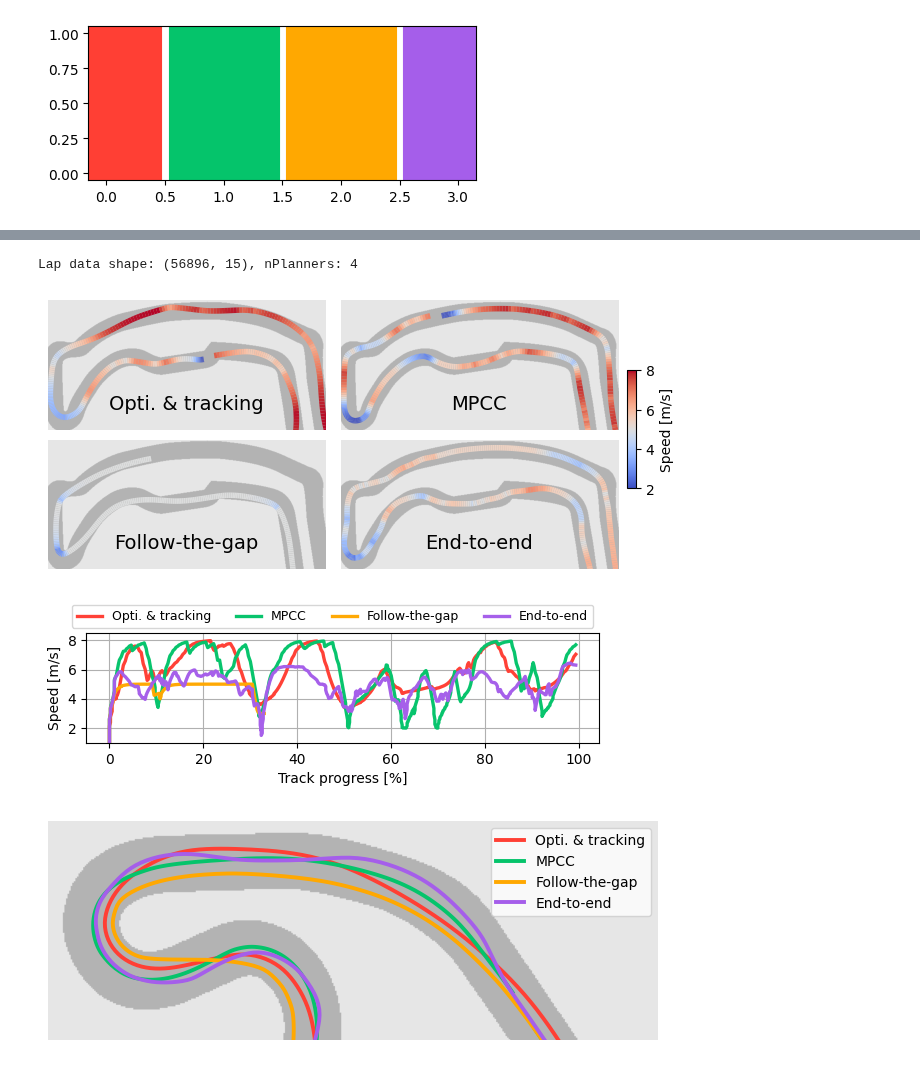
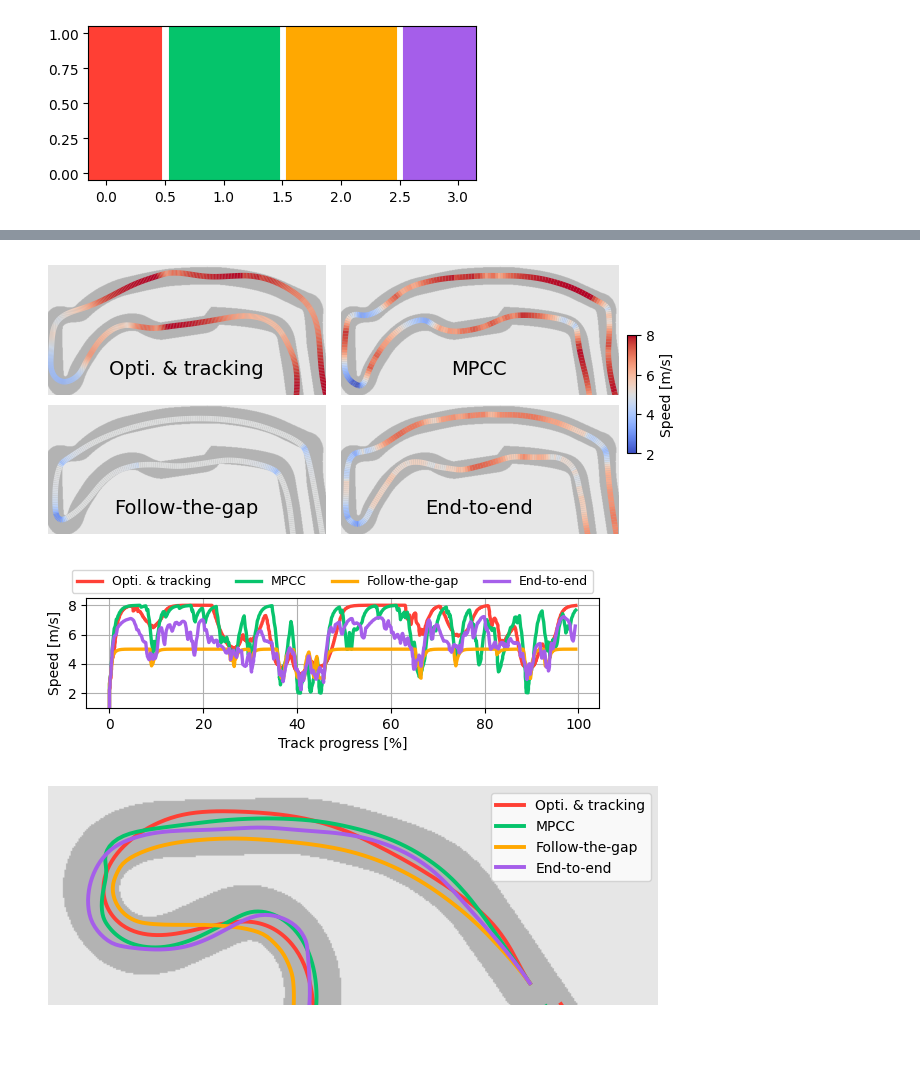
Before and after one commit to BDEvan5/f1tenth_benchmarks, a Jupyter notebook: f1tenth_benchmarks/benchmark_results/benchmark_result_plots.ipynb, the cells around one changed output, grey strips where cells are left out. Saved outputs shown, nothing was run; the diff lists cells and outputs as text; code cells hidden in the pictures.

Commit message:
Cleaned up plotting code

```diff
--- a/f1tenth_benchmarks/benchmark_results/benchmark_result_plots.ipynb
+++ b/f1tenth_benchmarks/benchmark_results/benchmark_result_plots.ipynb
@@ -67,29 +61,17 @@ End-to-end                 19.9440  44.568  39.800  36.576
-# %%
-#TODO: This data should be formed into a single table and then saved to a csv file for later use.....
-n_laps = 5
-lap_dfs = []
-for i, planner_name in enumerate(planners):
-    for m, map_name in enumerate(map_list):
-        for lap_n in range(n_laps):
-            data = np.load(f"Logs/{planner_name}/RawData_{test_ids[i]}/SimLog_{map_name}_{lap_n}.npy")[1:, :] #remove first repeated entry
-            df = pd.DataFrame(data, columns=["x", "y", "steer", "speed", "yaw", "yaw_rate", "slip", "steer_a", "speed_a", "progress"])
-            df["lap_n"] = lap_n
-            df["planner"] = planner_name
-            df["map_name"] = map_name
-
-            lap_dfs.append(df)
-
-
-lap_df = pd.concat(lap_dfs)
-lap_df.loc[lap_df["progress"] < 0.05, "speed_error"] = 0
-lap_df.loc[lap_df["progress"] < 0.02, "curvature"] = 0
-print(f"Lap data shape: {lap_df.shape}, nPlanners: {lap_df.planner.nunique()}")
-# %% [output]
-Lap data shape: (56896, 15), nPlanners: 4
 # %%
 plot_map = "mco"
+lap_n = 4
+
 map_data = MapData(plot_map)
-neat_planner_names[0] = "Opti. & tracking"
+lap_dfs = []
+
+for i, planner_name in enumerate(planners):
+    data = np.load(f"Logs/{planner_name}/RawData_{test_ids[i]}/SimLog_{plot_map}_{lap_n}.npy")[1:, :] #remove first repeated entry
+    df = pd.DataFrame(data, columns=["x", "y", "steer", "speed", "yaw", "yaw_rate", "slip", "steer_a", "speed_a", "progress"])
+    df["planner"] = planner_name
+
+    lap_dfs.append(df)
+lap_df = pd.concat(lap_dfs)
 
 fig, axs = plt.subplots(2, 2, figsize=(6., 3), sharex=True, sharey=True)
 axs_list = axs.flatten()
@@ -98,9 +80,6 @@ for i in range(n_planners):
     map_data.plot_map_img()
 
     df = lap_df[lap_df["planner"] == planners[i]]
-    df = df[df["map_name"] == plot_map]
-    df = df[df['lap_n'] == 4]
-
     xs, ys = map_data.xy2rc(df.x, df.y)
     pts = np.array([xs, ys]).T.reshape(-1, 1, 2)
     segments = np.concatenate([pts[:-1], pts[1:]], axis=1)
@@ -114,7 +93,6 @@ for i in range(n_planners):
     axs_list[i].set_aspect('equal')
     plt.xlim(60, 650)
     plt.ylim(725, 1000)
-
     plt.text(0.5, 0.2, neat_planner_names[i], horizontalalignment='center', verticalalignment='center', transform=axs_list[i].transAxes, size=14)
 
 ax = plt.gca()
@@ -122,45 +100,57 @@ cax = fig.add_axes([ax.get_position().x1+0.09, ax.get_position().y0+0.2, 0.015,
 plt.colorbar(line, cax=cax, label="Speed [m/s]", ticks=[2, 4, 6, 8])
 
 plt.tight_layout()
-
-plt.savefig(f"{save_path}speed_trajectories_{map_name}.pdf", bbox_inches='tight')
+plt.savefig(f"{save_path}speed_trajectories_{plot_map}.pdf", bbox_inches='tight')
 # %% [output]
-[figure, old version]
+[figure, new version]
 # %%
 map_name = "aut"
+lap_n = 0
+lap_dfs = []
+for i, planner_name in enumerate(planners):
+    data = np.load(f"Logs/{planner_name}/RawData_{test_ids[i]}/SimLog_{plot_map}_{lap_n}.npy")[1:, :] #remove first repeated entry
+    df = pd.DataFrame(data, columns=["x", "y", "steer", "speed", "yaw", "yaw_rate", "slip", "steer_a", "speed_a", "progress"])
+    df["planner"] = planner_name
+    lap_dfs.append(df)
 
+
+lap_df = pd.concat(lap_dfs)
 fig, ax1 = plt.subplots(1, 1, figsize=(6., 2.2), sharex=True)
-
-map_df = lap_df[lap_df["map_name"] == map_name]
-map_df = map_df[map_df['lap_n'] == 0]
+map_data = MapData(plot_map)
 
 for i in range(4):
-    df = map_df[map_df["planner"] == planners[i]]
+    df = lap_df[lap_df["planner"] == planners[i]]
     ax1.plot(df["progress"]*100, df["speed"], label=neat_planner_names[i], alpha=0.99, color=planner_colors[i], linewidth=2.4)
 
 ax1.grid(True)
 ax1.set_ylim(1., 8.5)
 ax1.yaxis.set_major_locator(plt.MaxNLocator(4))
 
 plt.legend(ncol=4, loc="center", bbox_to_anchor=(0.48, 1.15), fontsize=9)
 plt.xlabel("Track progress [%]")
 plt.ylabel("Speed [m/s]")
 
 plt.tight_layout()
 plt.savefig(f"{save_path}speed_comparison_{map_name}.pdf", bbox_inches='tight', pad_inches=0.0)
 plt.savefig(f"{save_path}speed_comparison_{map_name}.svg", bbox_inches='tight', pad_inches=0.0)
 # %% [output]
-[figure, old version]
+[figure, new version]
 # %%
 plot_map = "gbr"
+lap_n = 2
+lap_dfs = []
+for i, planner_name in enumerate(planners):
+    data = np.load(f"Logs/{planner_name}/RawData_{test_ids[i]}/SimLog_{plot_map}_{lap_n}.npy")[1:, :] #remove first repeated entry
+    df = pd.DataFrame(data, columns=["x", "y", "steer", "speed", "yaw", "yaw_rate", "slip", "steer_a", "speed_a", "progress"])
+    df["planner"] = planner_name
+
+    lap_dfs.append(df)
+lap_df = pd.concat(lap_dfs)
+
 map_data = MapData(plot_map)
-
-mini_df = lap_df[lap_df["map_name"] == plot_map]
-mini_df = mini_df[mini_df['lap_n'] == 3]
-
 map_data.plot_map_img()
 for i in range(n_planners):
-    df = mini_df[mini_df["planner"] == planners[i]]
+    df = lap_df[lap_df["planner"] == planners[i]]
 
     xs, ys = map_data.xy2rc(df.x, df.y)
     plt.plot(xs, ys, linewidth=2.8, color=planner_colors[i], label=neat_planner_names[i])
@@ -174,4 +164,4 @@ plt.tight_layout()
 plt.savefig(f"{save_path}path_comparison_{plot_map}.svg", bbox_inches='tight', pad_inches=0)
 plt.savefig(f"{save_path}path_comparison_{plot_map}.pdf", bbox_inches='tight', pad_inches=0)
 # %% [output]
-[figure, old version]
+[figure, new version]
```
Also changed, not shown: parts of 4 cells of this notebook, 4 other files.
